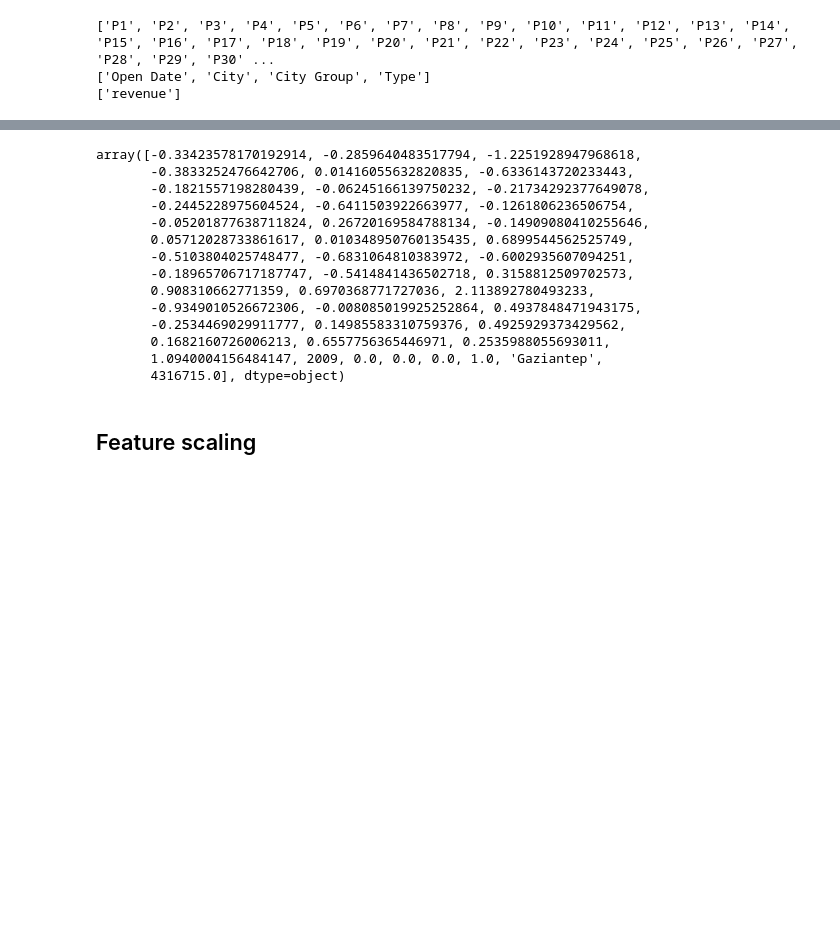
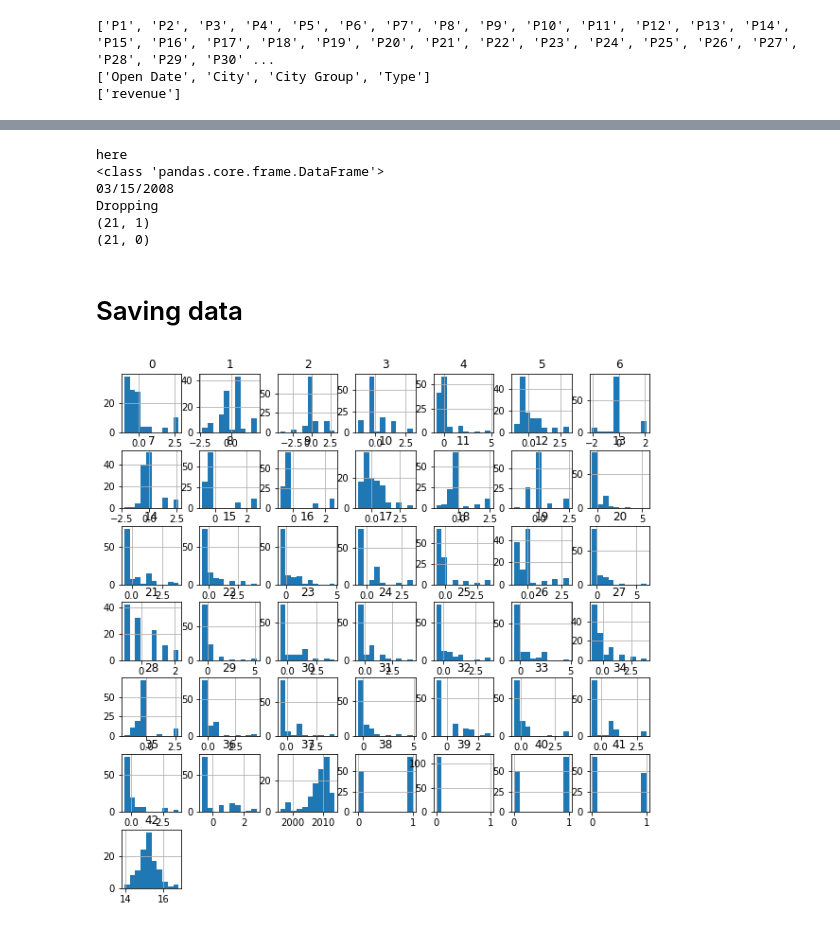
Before and after one commit to PashaIanko/Big-Data-Computing, a Jupyter notebook: data_exploration.ipynb, the cells around one changed output, grey strips where cells are left out. Cells and saved outputs as stored; diff of their text form; code cells hidden in the pictures; blank space fills up the shorter version.

Commit message:
cleaned data

```diff
--- a/data_exploration.ipynb
+++ b/data_exploration.ipynb
@@ -454,10 +470,12 @@ class DateTransformer(BaseEstimator, TransformerMixin):
         print(type(X))
         dates = X.loc[:, 'Open Date'].values
         print(dates[0])
-        res = list(map(self.get_year, dates))
-        X['Open Date'] = res
+        numeric_years = list(map(self.get_year, dates))
+
+        res_df = X.copy()
+        res_df['Open Date'] = numeric_years
         # X[:, self._column_index] = res
-        return X
+        return res_df
 # %%
 date_transformer = DateTransformer()
 # %%
@@ -521,7 +536,7 @@ num_pipeline = Pipeline([
 ])
 
 open_date_pipeline = Pipeline([
-    ('dates', DateTransformer())
+    ('dates', DateTransformer())  # to numeric years
 ])
 
 restaurant_type_pipeline = Pipeline([
@@ -531,3 +546,11 @@ restaurant_type_pipeline = Pipeline([
 city_group_pipeline = Pipeline([
     ('ordinal', OrdinalEncoder(categories = [['Other', 'Big Cities']]))
 ])
+
+city_pipeline = Pipeline([
+    ('delete', ColumnDropper(columns_to_drop = ['City']))
+])
+
+target_pipeline = Pipeline([
+    ('log', LogTransformer(columns = target_feature))
+])
@@ -534,11 +566,15 @@ city_group_pipeline = Pipeline([
 # %%
-full_pipeline = ColumnTransformer([
-    ('num', num_pipeline, num_features),
-    ('open-date', open_date_pipeline, ['Open Date']),
-    ('city-group', city_group_pipeline, ['City Group']),
-    ('restaurant-type', restaurant_type_pipeline, ['Type']),
-    # ('drop', ['City'])
-], remainder='passthrough')
+full_pipeline = ColumnTransformer(
+    [
+        ('num', num_pipeline, num_features),
+        ('open-date', open_date_pipeline, ['Open Date']),
+        ('city-group', city_group_pipeline, ['City Group']),
+        ('restaurant-type', restaurant_type_pipeline, ['Type']),
+        ('delete-columns', city_pipeline, ['City']),
+        ('target-log', target_pipeline, target_feature)
+    ],
+    remainder='drop'
+)
 # %%
 data_prepared = full_pipeline.fit_transform(train_val)
 # %% [output]
@@ -552,19 +586,0 @@ data_prepared.shape
-# %%
-data_prepared[0, :]
-# %% [output]
-array([-0.33423578170192914, -0.2859640483517794, -1.2251928947968618,
-       -0.3833252476642706, 0.01416055632820835, -0.6336143720233443,
-       -0.1821557198280439, -0.06245166139750232, -0.21734292377649078,
-       -0.2445228975604524, -0.6411503922663977, -0.1261806236506754,
-       -0.05201877638711824, 0.26720169584788134, -0.14909080410255646,
-       0.05712028733861617, 0.010348950760135435, 0.6899544562525749,
-       -0.5103804025748477, -0.6831064810383972, -0.6002935607094251,
-       -0.18965706717187747, -0.5414841436502718, 0.3158812509702573,
-       0.908310662771359, 0.6970368771727036, 2.113892780493233,
-       -0.9349010526672306, -0.008085019925252864, 0.4937848471943175,
-       -0.2534469029911777, 0.14985583310759376, 0.4925929373429562,
-       0.1682160726006213, 0.6557756365446971, 0.2535988055693011,
-       1.0940004156484147, 2009, 0.0, 0.0, 0.0, 1.0, 'Gaziantep',
-       4316715.0], dtype=object)
-# %% [markdown]
-## Feature scaling
@@ -573,0 +587,16 @@ from sklearn.preprocessing import StandardScaler
+# %%
+test_prepared = full_pipeline.transform(test)
+# %% [output]
+here
+<class 'pandas.core.frame.DataFrame'>
+03/15/2008
+Dropping
+(21, 1)
+(21, 0)
+# %% [markdown]
+# Saving data
+# %%
+df = pd.DataFrame(data_prepared)
+_ = df.hist(figsize=(10, 10))
+# %% [output]
+[figure, added]
```
Also changed, not shown: parts of 14 cells of this notebook.
